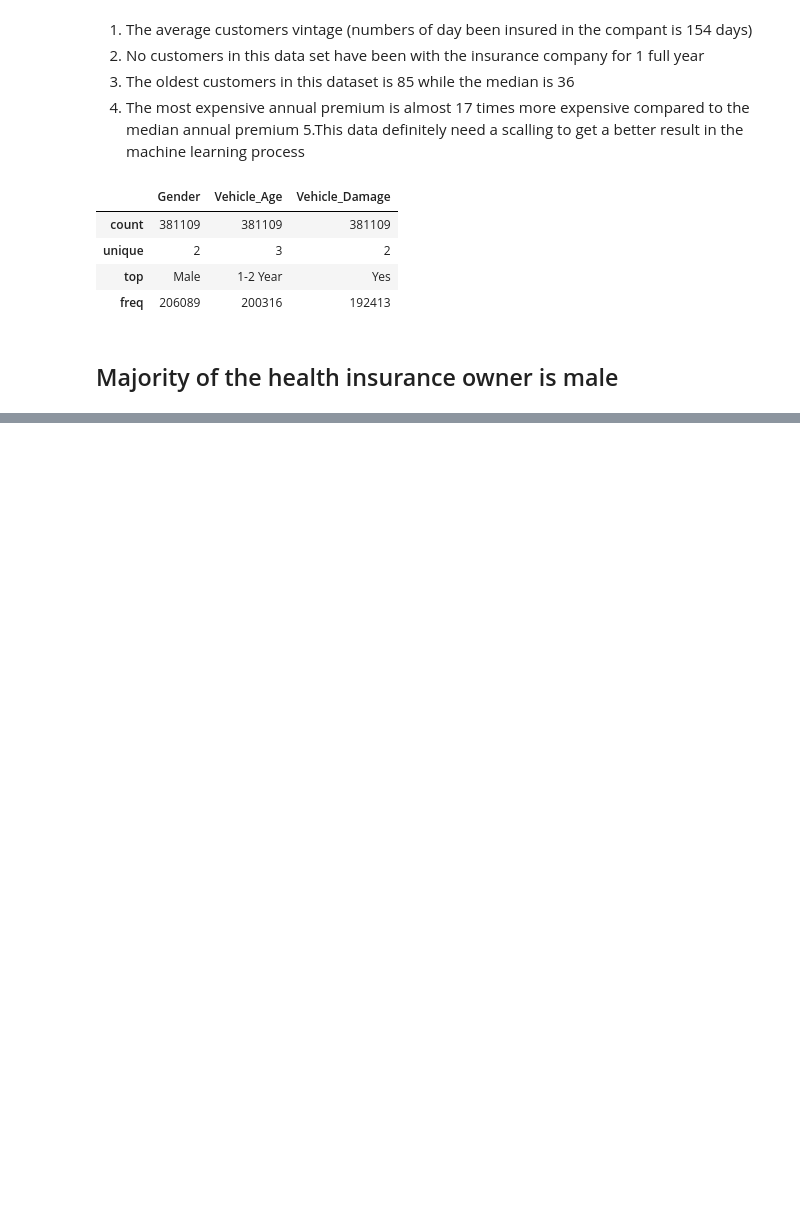
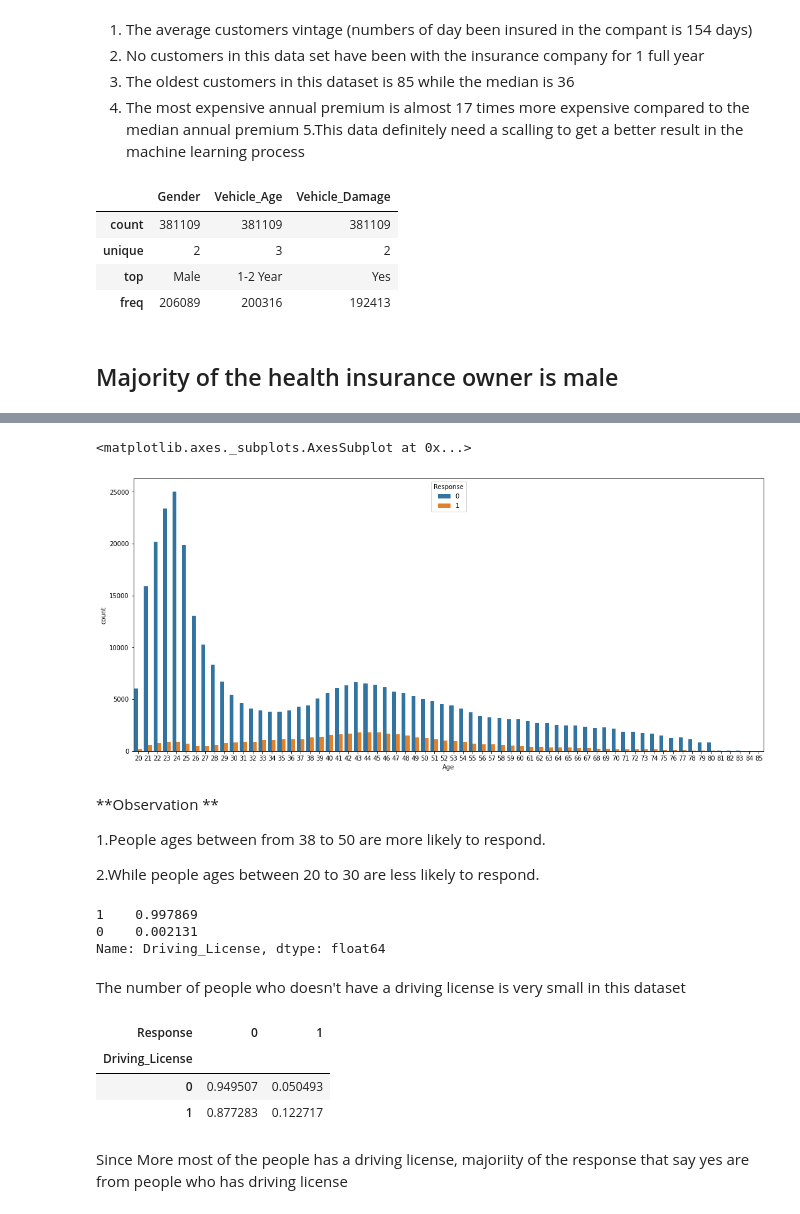
Before and after one commit to tnatani/Health-Insurance-Cross-Sell-Prediction, a Jupyter notebook: Copy_of_HEALTH_INSURANCE_CROSS_SELL_PREDICTION.ipynb, the cells around one changed output, grey strips where cells are left out. Cells and saved outputs as stored; diff of their text form; code cells hidden in the pictures; blank space fills up the shorter version.

```diff
--- a/Copy_of_HEALTH_INSURANCE_CROSS_SELL_PREDICTION.ipynb
+++ b/Copy_of_HEALTH_INSURANCE_CROSS_SELL_PREDICTION.ipynb
@@ -164,0 +251,3 @@ df.describe(include = 'O')
+# %%
+df['Gender'] = df['Gender'].map({'Female':1, 'Male':0})
+df.head()
@@ -164,0 +263,3 @@ df.describe(include = 'O')
+# %%
+df['Vehicle_Damage'] = df['Vehicle_Damage'].map({'Yes':1, 'No':0})
+df.head()
@@ -164,0 +275,3 @@ df.describe(include = 'O')
+# %%
+df['Vehicle_Age'] = df['Vehicle_Age'].map({'1-2 Year':1, '< 1 Year':0, '> 2 Years': 2})
+df.head()
@@ -164,0 +334,29 @@ df.describe(include = 'O')
+# %%
+plt.figure(figsize = (18, 8))
+sns.countplot(df['Age'], hue = df['Response'])
+# %% [output]
+<matplotlib.axes._subplots.AxesSubplot at 0x...>
+[figure, added]
+# %% [markdown]
+**Observation **
+
+1.People ages between from 38 to 50 are more likely to respond.
+
+2.While people ages between 20 to 30 are less likely to respond.
+# %%
+df['Driving_License'].value_counts(normalize= True)
+# %% [output]
+1    0.997869
+0    0.002131
+Name: Driving_License, dtype: float64
+# %% [markdown]
+The number of people who doesn't have a driving license is very small in this dataset
+# %%
+pd.crosstab(index = df['Driving_License'], columns = df['Response'], normalize = 'index')
+# %% [output]
+| Response | 0 | 1 |
+| Driving_License |  |  |
+| 0 | 0.949507 | 0.050493 |
+| 1 | 0.877283 | 0.122717 |
+# %% [markdown]
+ Since More most of the people has a driving license, majoriity of the response that say yes are from people who has driving license
```
Also changed, not shown: parts of 38 cells of this notebook.
